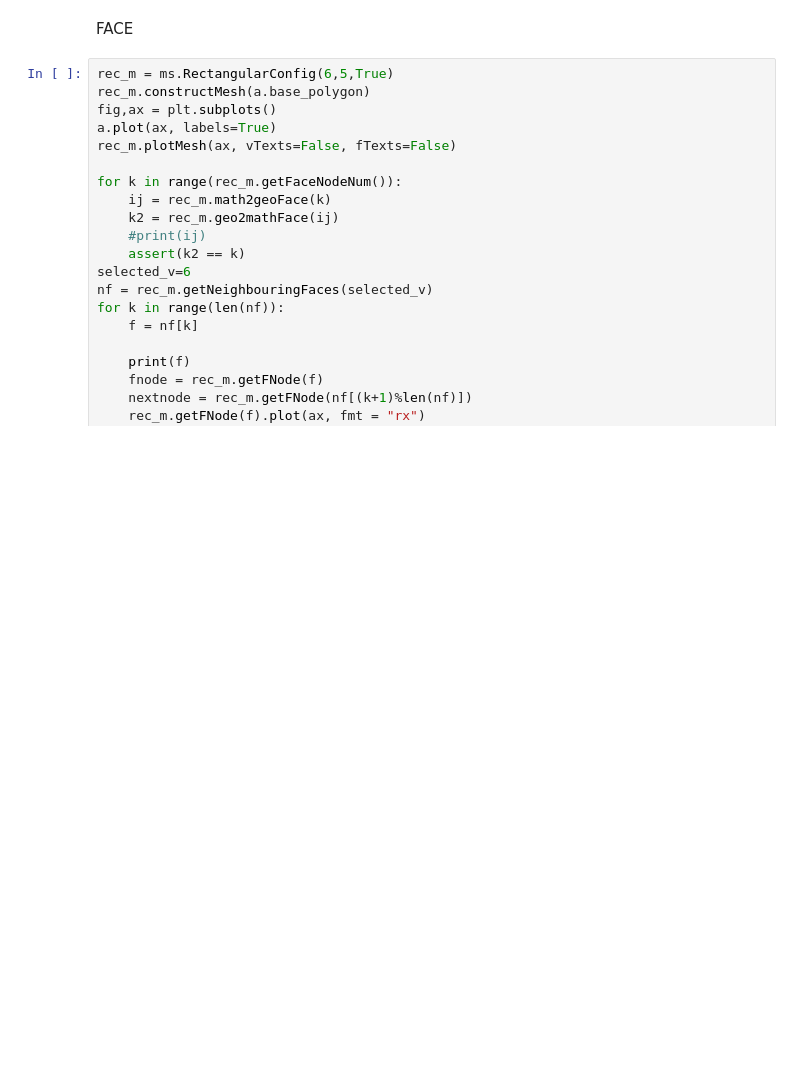
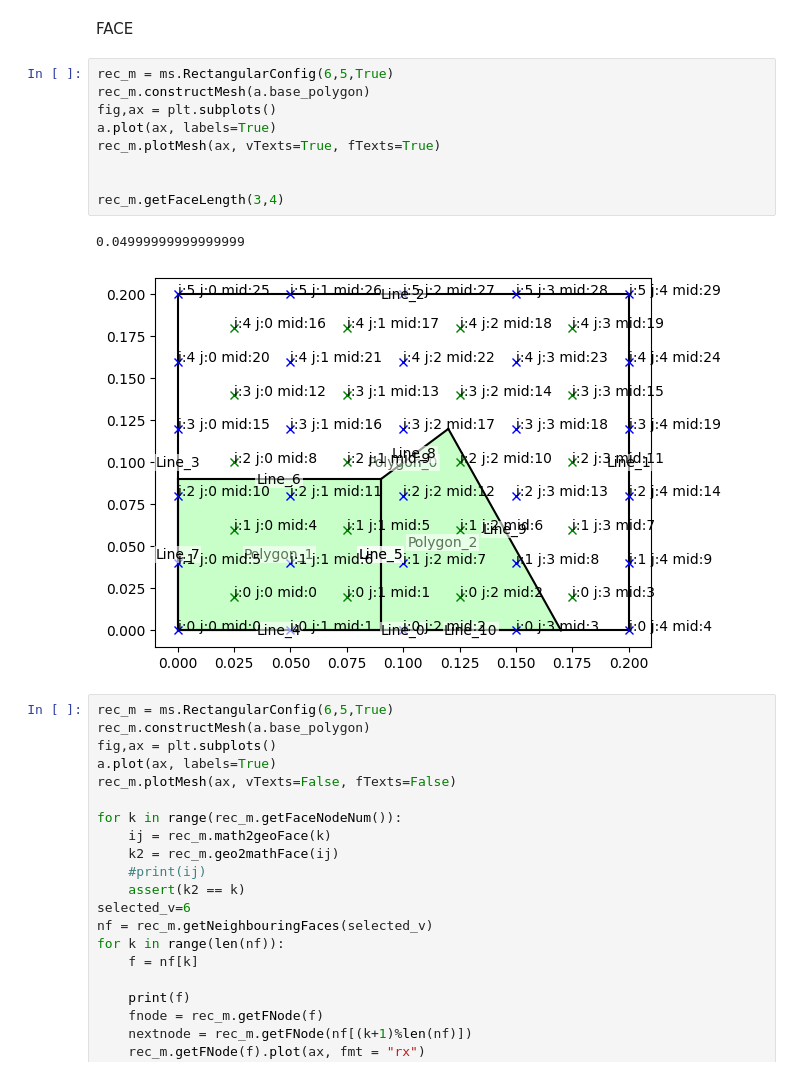
Before and after one commit to csillagu/FVM-Solver, a Jupyter notebook: investigation/mesh_inv.ipynb, the cells around one changed output. Drawn from its saved outputs; the diff is of its cells as text; blank space fills up the shorter version.

Commit message:
Added getFaceLength

```diff
--- a/investigation/mesh_inv.ipynb
+++ b/investigation/mesh_inv.ipynb
@@ -75,6 +75,18 @@ plt.show()
 [figure]
 # %% [markdown]
 FACE
+# %%
+rec_m = ms.RectangularConfig(6,5,True)
+rec_m.constructMesh(a.base_polygon)
+fig,ax = plt.subplots()
+a.plot(ax, labels=True)
+rec_m.plotMesh(ax, vTexts=True, fTexts=True)
+
+
+rec_m.getFaceLength(3,4)
+# %% [output]
+0.04999999999999999
+[figure, added]
 # %%
 rec_m = ms.RectangularConfig(6,5,True)
 rec_m.constructMesh(a.base_polygon)
```
Also changed, not shown: parts of 1 cell of this notebook, 1 other file.
